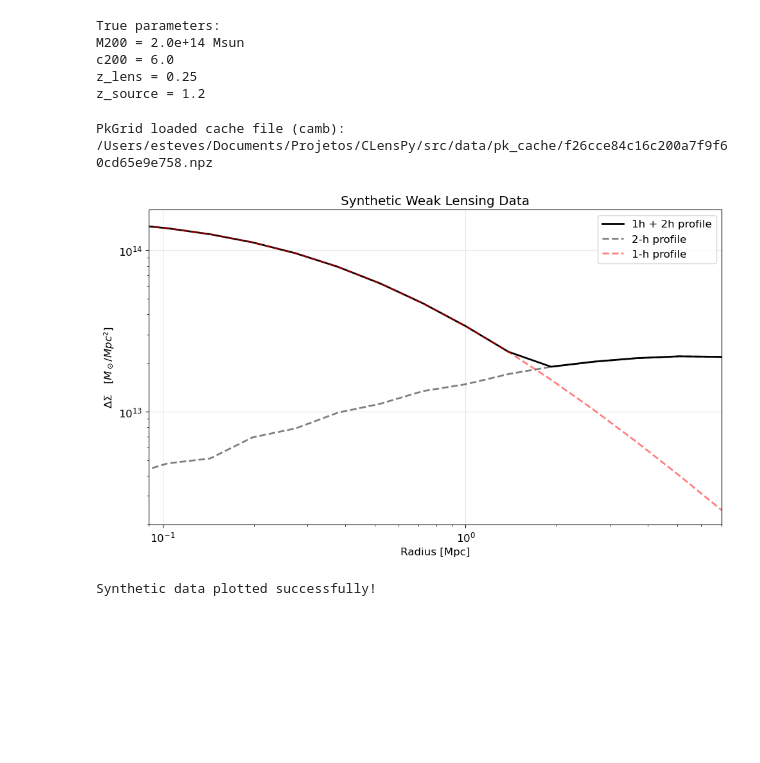
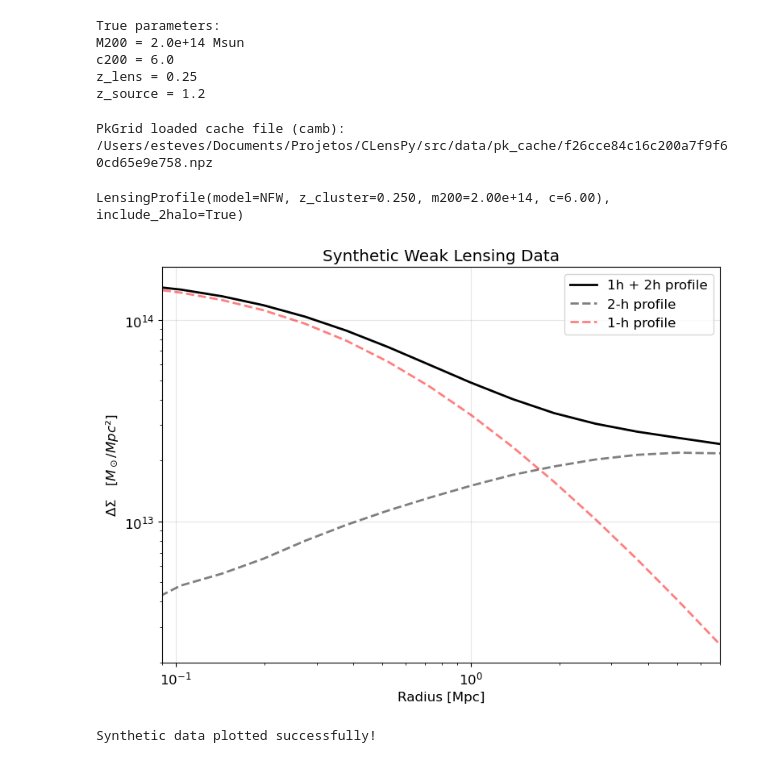
Before and after one commit to estevesjh/CLensPy, a Jupyter notebook: examples/demo_lensing.ipynb, the cells around one changed output. Drawn from its saved outputs; the diff is of its cells as text; code cells hidden in the pictures; blank space fills up the shorter version.

```diff
--- a/examples/demo_lensing.ipynb
+++ b/examples/demo_lensing.ipynb
@@ -60,34 +60,38 @@ z_source = 1.2
 # %%
 from clenspy.config import DEFAULT_COSMOLOGY
 lp = LensingProfile(
-    cosmology=DEFAULT_COSMOLOGY, zCluster=z_lens,
+    cosmology=DEFAULT_COSMOLOGY, z_cluster=z_lens,
     m200=M200_true, concentration=c200_true,
 )
+lp
 # %% [output]
 PkGrid loaded cache file (camb): /Users/esteves/Documents/Projetos/CLensPy/src/data/pk_cache/f26cce84c16c200a7f9f60cd65e9e758.npz
+LensingProfile(model=NFW, z_cluster=0.250, m200=2.00e+14, c=6.00), include_2halo=True)
 # %%
 # Plot the synthetic data
-fig, ax = plt.subplots(figsize=(10, 6))
+fig, ax = plt.subplots(figsize=(8, 6))
 
 # Plot true profile
-# delta_sigma_fine = lp.deltasigmaR(r_fine)
-delta_second_halo = lp.bias * lp.two_halo_profile.deltaSigma(r_centers) * 1e12
-delta_first_halo = lp.halo_profile.deltaSigma(r_centers)
-ax.loglog(r_centers, np.max([delta_first_halo,delta_second_halo],axis=0), 'k-', linewidth=2, label='1h + 2h profile')
+deltasigma_halo_model = lp.deltasigma(r_centers)
+delta_second_halo = lp.bias * lp.two_halo_profile.deltasigma(r_centers) * 1e12
+delta_first_halo = lp.halo_profile.deltasigma(r_centers)
+
+ax.loglog(r_centers, deltasigma_halo_model, 'k-', linewidth=2, label='1h + 2h profile')
+# ax.loglog(r_centers, np.max([delta_first_halo,delta_second_halo],axis=0), 'k-', linewidth=2, label='1h + 2h profile')
 ax.loglog(r_centers, delta_second_halo, 'k--', linewidth=2, label='2-h profile', alpha=0.5)
 ax.loglog(r_centers, delta_first_halo, 'r--', linewidth=2, label='1-h profile', alpha=0.5)
 
 ax.set_xlabel('Radius [Mpc]')
 ax.set_ylabel(r'$\Delta \Sigma \quad [M_\odot /Mpc²]$')
 ax.set_title('Synthetic Weak Lensing Data')
 ax.grid(True, alpha=0.3)
 ax.legend()
 ax.set_xlim(0.09, r_max)
 
 plt.tight_layout()
 plt.show()
 
 print("Synthetic data plotted successfully!")
 # %% [output]
-[figure, old version]
+[figure, new version]
 Synthetic data plotted successfully!
```
Also changed, not shown: parts of 1 cell of this notebook, 9 other files.
